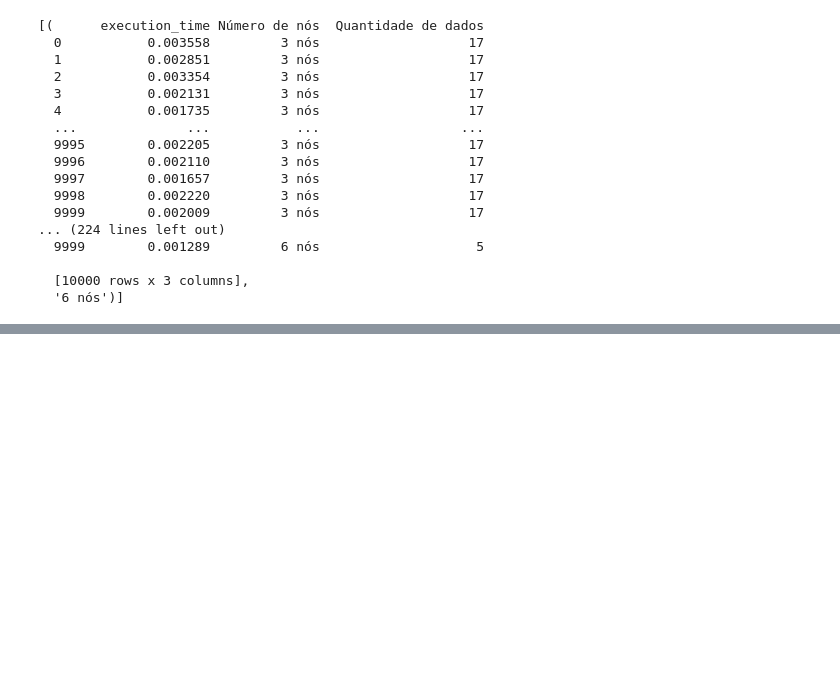
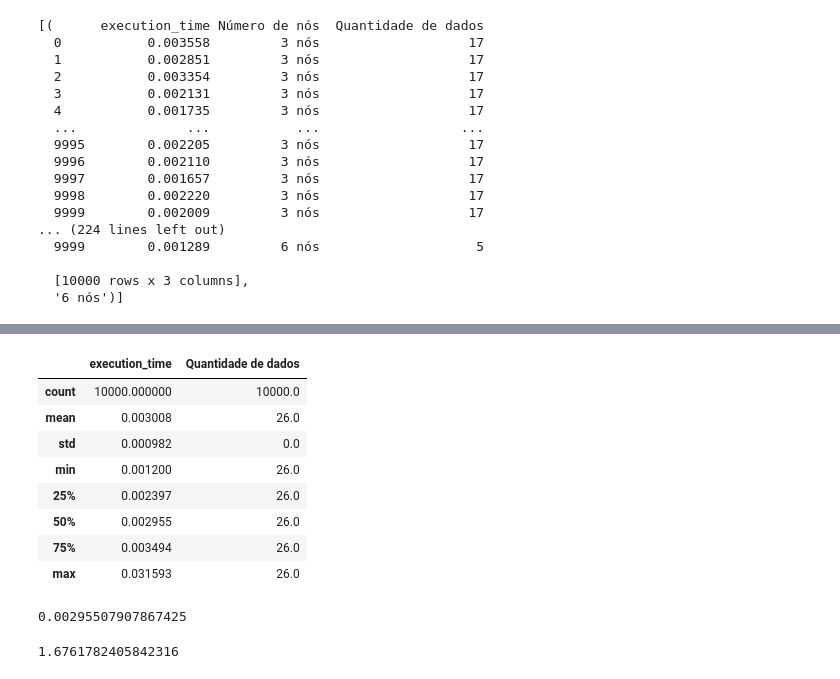
Before and after one commit to svponte/bdm, a Jupyter notebook: resultados/analise_resultados.ipynb, the cells around one changed output, grey strips where cells are left out. Saved outputs shown, nothing was run; the diff lists cells and outputs as text; code cells hidden in the pictures; blank space fills up the shorter version.

```diff
--- a/resultados/analise_resultados.ipynb
+++ b/resultados/analise_resultados.ipynb
@@ -335,0 +317,21 @@ def scatter_plot(df, output_file=None, xlim=None):
+# %%
+df_y.describe()
+# %% [output]
+|  | execution_time | Quantidade de dados |
+| count | 10000.000000 | 10000.0 |
+| mean | 0.003008 | 26.0 |
+| std | 0.000982 | 0.0 |
+| min | 0.001200 | 26.0 |
+| 25% | 0.002397 | 26.0 |
+| 50% | 0.002955 | 26.0 |
+| 75% | 0.003494 | 26.0 |
+| max | 0.031593 | 26.0 |
+# %%
+tempo_y = df_y['execution_time'].median()
+tempo_y
+# %% [output]
+0.00295507907867425
+# %%
+tempo_y / tempo_x
+# %% [output]
+1.6761782405842316
```
Also changed, not shown: parts of 8 cells of this notebook, 3 other files.
